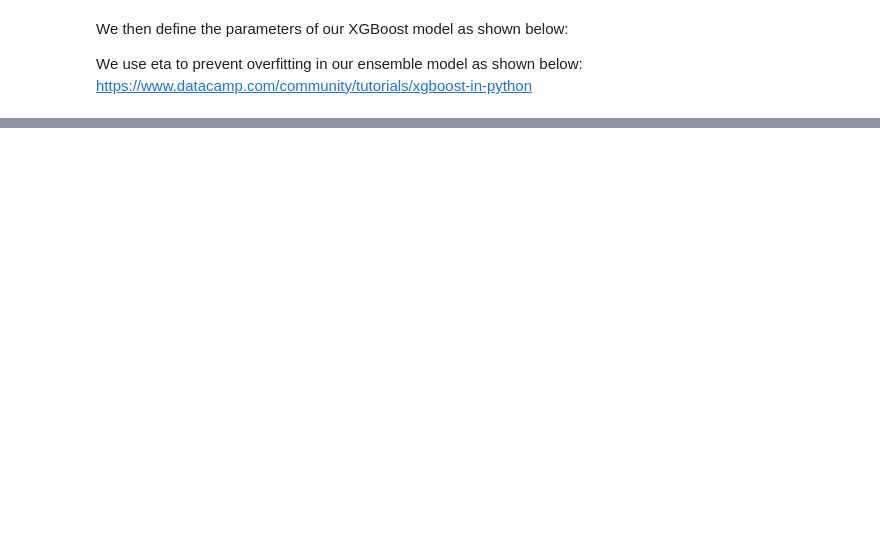
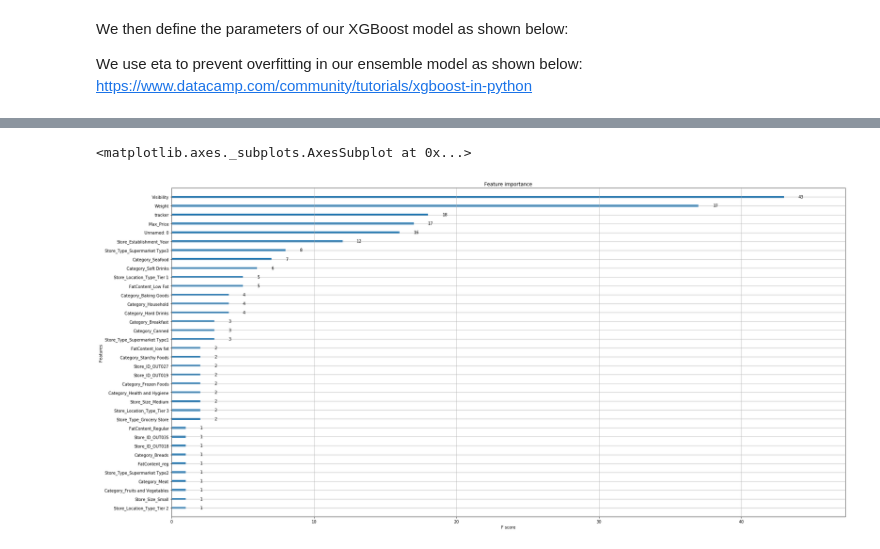
Before and after one commit to angelodavido/BIG-MART-SALES-PREDICTION, a Jupyter notebook: XGBoost Model.ipynb, the cells around one changed output, grey strips where cells are left out. Cells and saved outputs as stored; diff of their text form; code cells hidden in the pictures; blank space fills up the shorter version.

```diff
--- a/XGBoost Model.ipynb
+++ b/XGBoost Model.ipynb
@@ -50,3 +65,5 @@ rf_trainX = train_modified.drop('Item_Store_Sales', axis=1)
+# %%
+data_dmatrix = xgb.DMatrix(data=rf_trainX,label=rf_trainY)
 # %%
 X_train, X_test, y_train, y_test = train_test_split(rf_trainX, rf_trainY, test_size=0.2)
 
@@ -97,0 +192,2 @@ cv_results.head()
+# %%
+xg_reg = xgb.train(params=params, dtrain=data_dmatrix, num_boost_round=10)
@@ -98,3 +196,10 @@ cv_results.head()
+# %%
+xgb.plot_importance(xg_reg)
+plt.rcParams['figure.figsize'] = [30,10]
+plt.show()
+# %% [output]
+<matplotlib.axes._subplots.AxesSubplot at 0x...>
+[figure, added]
 # %%
 r2 = r2_score(y_test, preds)
 print("R2 Score: %f" % (r2))
```
Also changed, not shown: parts of 17 cells of this notebook, 1 other file.
